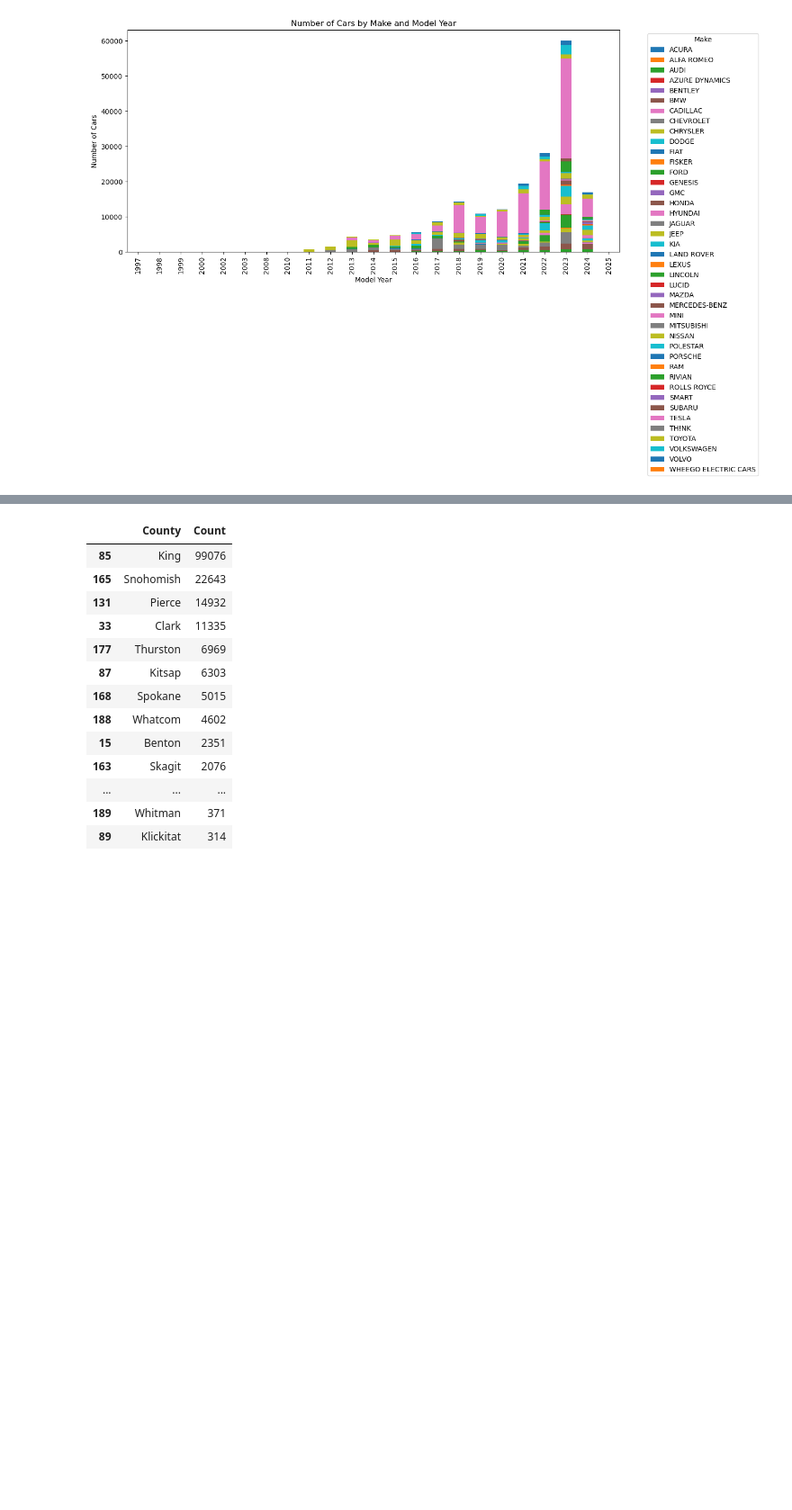
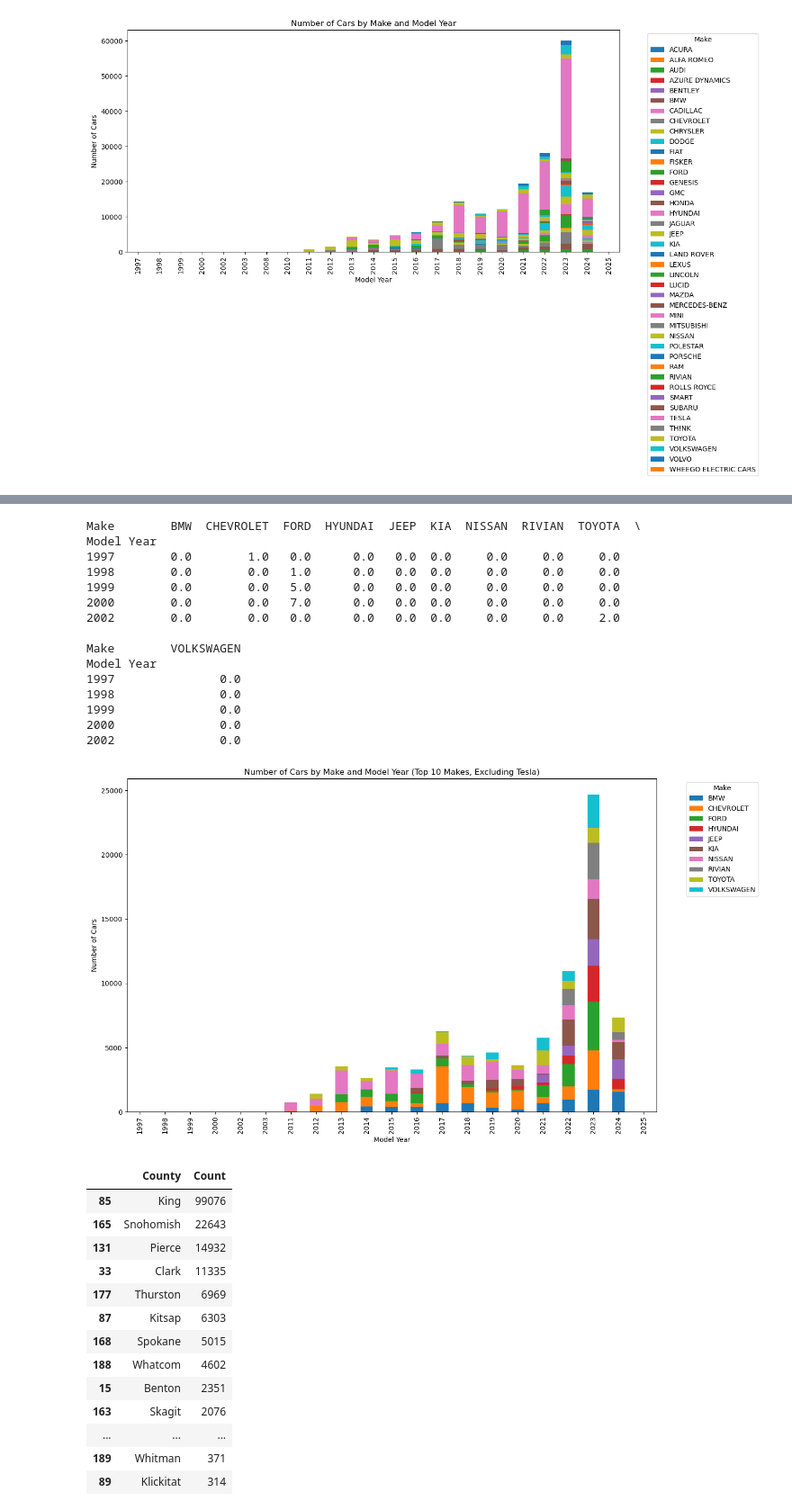
Before and after one commit to mariemsdiaz/electric-vehicles-washington, a Jupyter notebook: Niaz_Project/EV_Analysis_Niaz.ipynb, the cells around one changed output, grey strips where cells are left out. Shown at 90% size. Cells and saved outputs as stored; diff of their text form; code cells hidden in the pictures; blank space fills up the shorter version.

```diff
--- a/Niaz_Project/EV_Analysis_Niaz.ipynb
+++ b/Niaz_Project/EV_Analysis_Niaz.ipynb
@@ -100,3 +207,52 @@ plt.show()
+# %%
+# Step 1: Group by 'Model Year' and 'Make' and count the number of cars
+make_model_year_counts = ev_data.groupby(['Model Year', 'Make']).size().reset_index(name='Count')
+
+# Step 2: Remove rows where 'Make' is 'Tesla'
+make_model_year_counts = make_model_year_counts.loc[make_model_year_counts['Make'] != 'TESLA']
+
+# Step 3: Calculate the total count by make and identify top 10 makes
+total_counts_by_make = make_model_year_counts.groupby('Make')['Count'].sum().reset_index()
+top_10_makes = total_counts_by_make.sort_values(by='Count', ascending=False).head(10)['Make']
+
+# Step 4: Filter the original grouped data to include only the top 10 makes
+filtered_make_model_year_counts = make_model_year_counts[make_model_year_counts['Make'].isin(top_10_makes)]
+
+# Step 5: Pivot the DataFrame to have 'Model Year' as index and 'Make' as columns
+make_model_year_pivot = filtered_make_model_year_counts.pivot(index='Model Year', columns='Make', values='Count').fillna(0)
+
+# Step 6: Sort each row of the pivoted DataFrame in descending order
+make_model_year_pivot = make_model_year_pivot.apply(lambda row: row.sort_values(ascending=False), axis=1)
+
+# Display the sorted pivoted data
+print(make_model_year_pivot.head())
+
+# Step 7: Create a stacked bar chart
+make_model_year_pivot.plot(kind='bar', stacked=True, figsize=(14, 8))
+
+plt.title('Number of Cars by Make and Model Year (Top 10 Makes, Excluding Tesla)')
+plt.xlabel('Model Year')
+plt.ylabel('Number of Cars')
+plt.legend(title='Make', bbox_to_anchor=(1.05, 1), loc='upper left')
+plt.tight_layout()
+plt.show()
+# %% [output]
+Make        BMW  CHEVROLET  FORD  HYUNDAI  JEEP  KIA  NISSAN  RIVIAN  TOYOTA  \
+Model Year
+1997        0.0        1.0   0.0      0.0   0.0  0.0     0.0     0.0     0.0
+1998        0.0        0.0   1.0      0.0   0.0  0.0     0.0     0.0     0.0
+1999        0.0        0.0   5.0      0.0   0.0  0.0     0.0     0.0     0.0
+2000        0.0        0.0   7.0      0.0   0.0  0.0     0.0     0.0     0.0
+2002        0.0        0.0   0.0      0.0   0.0  0.0     0.0     0.0     2.0
+
+Make        VOLKSWAGEN
+Model Year
+1997               0.0
+1998               0.0
+1999               0.0
+2000               0.0
+2002               0.0
+[figure, added]
 # %%
 # Group car registrations by county and count the number of registrations
 county_counts = ev_data.groupby('County').size().reset_index(name='Count').sort_values(by='Count', ascending=False)
```
Also changed, not shown: parts of 22 cells of this notebook, 5 other files.
